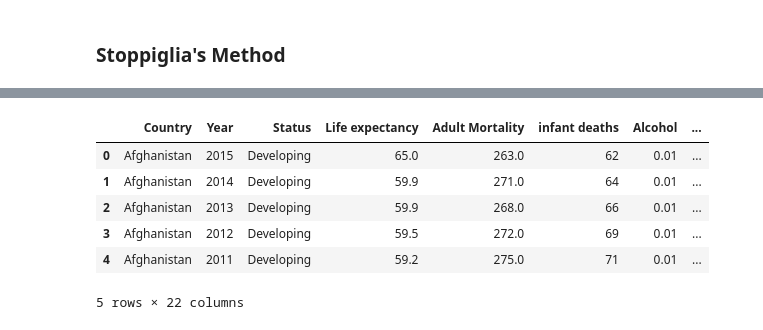
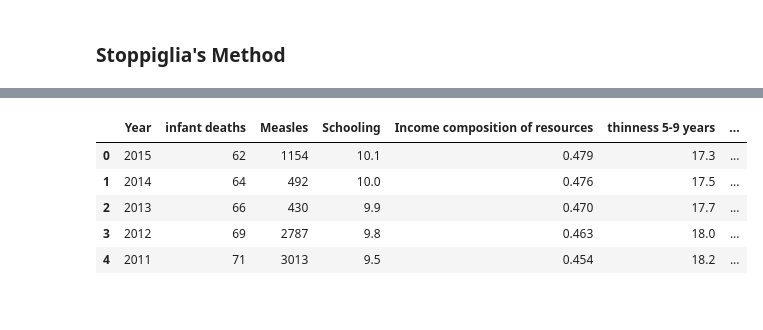
Before and after one commit to alanpbandeira/DAF-projects, a Jupyter notebook: linear_regression/notebooks/Data Preparation.ipynb, the cells around one changed output, grey strips where cells are left out. Cells and saved outputs as stored; diff of their text form; code cells hidden in the pictures.

Commit message:
regression final data

```diff
--- a/linear_regression/notebooks/Data Preparation.ipynb
+++ b/linear_regression/notebooks/Data Preparation.ipynb
@@ -65,11 +123,10 @@ noice
 # %%
-data = pd.read_csv('data/life_expectancy_data.csv')
-data.head(5)
+n = pd.read_csv("data/curated_data.csv")
+n.head(5)
 # %% [output]
-|  | Country | Year | Status | Life expectancy | Adult Mortality | infant deaths | Alcohol | ... |
-| 0 | Afghanistan | 2015 | Developing | 65.0 | 263.0 | 62 | 0.01 | ... |
-| 1 | Afghanistan | 2014 | Developing | 59.9 | 271.0 | 64 | 0.01 | ... |
-| 2 | Afghanistan | 2013 | Developing | 59.9 | 268.0 | 66 | 0.01 | ... |
-| 3 | Afghanistan | 2012 | Developing | 59.5 | 272.0 | 69 | 0.01 | ... |
-| 4 | Afghanistan | 2011 | Developing | 59.2 | 275.0 | 71 | 0.01 | ... |
+|  | Year | infant deaths | Measles | Schooling | Income composition of resources | thinness 5-9 years | ... |
+| 0 | 2015 | 62 | 1154 | 10.1 | 0.479 | 17.3 | ... |
+| 1 | 2014 | 64 | 492 | 10.0 | 0.476 | 17.5 | ... |
+| 2 | 2013 | 66 | 430 | 9.9 | 0.470 | 17.7 | ... |
+| 3 | 2012 | 69 | 2787 | 9.8 | 0.463 | 18.0 | ... |
+| 4 | 2011 | 71 | 3013 | 9.5 | 0.454 | 18.2 | ... |
-5 rows × 22 columns
```
Also changed, not shown: parts of 12 cells of this notebook, 11 other files.
